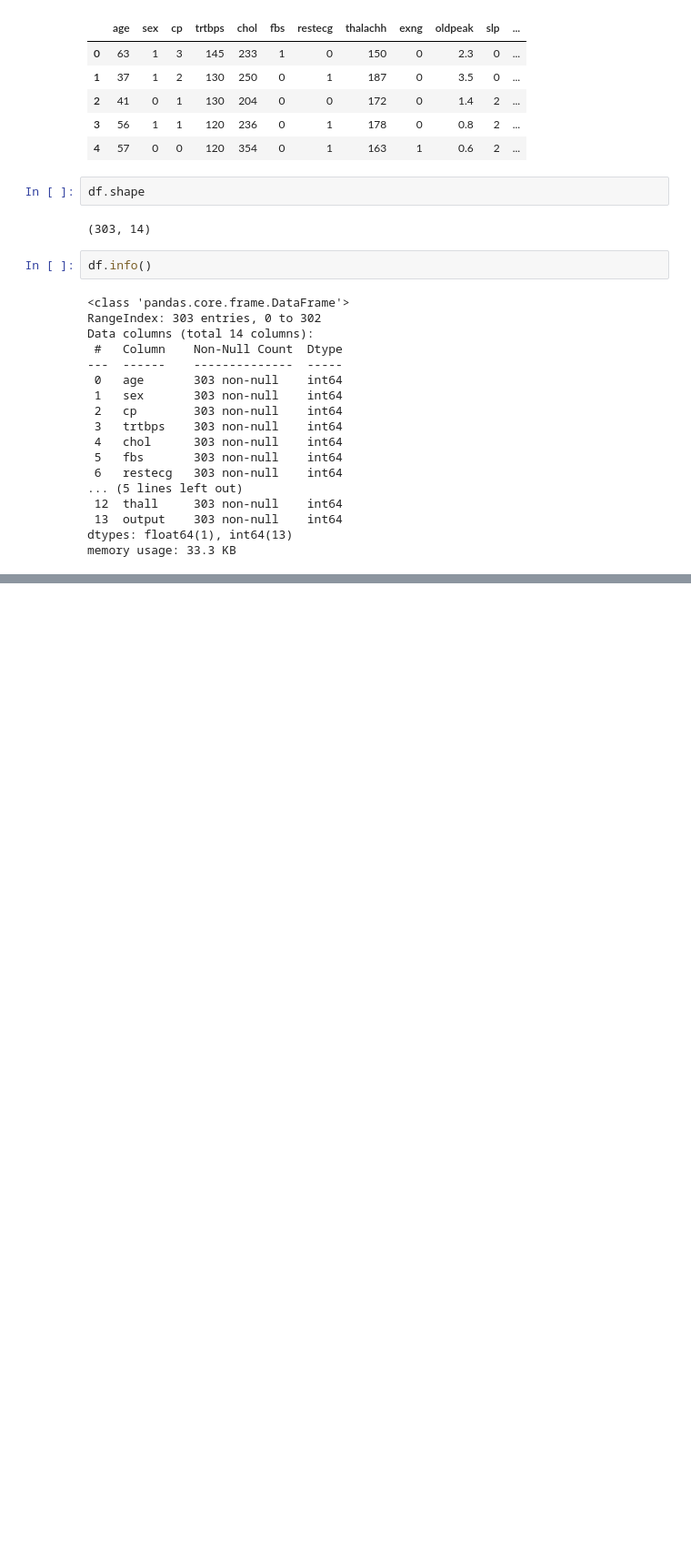
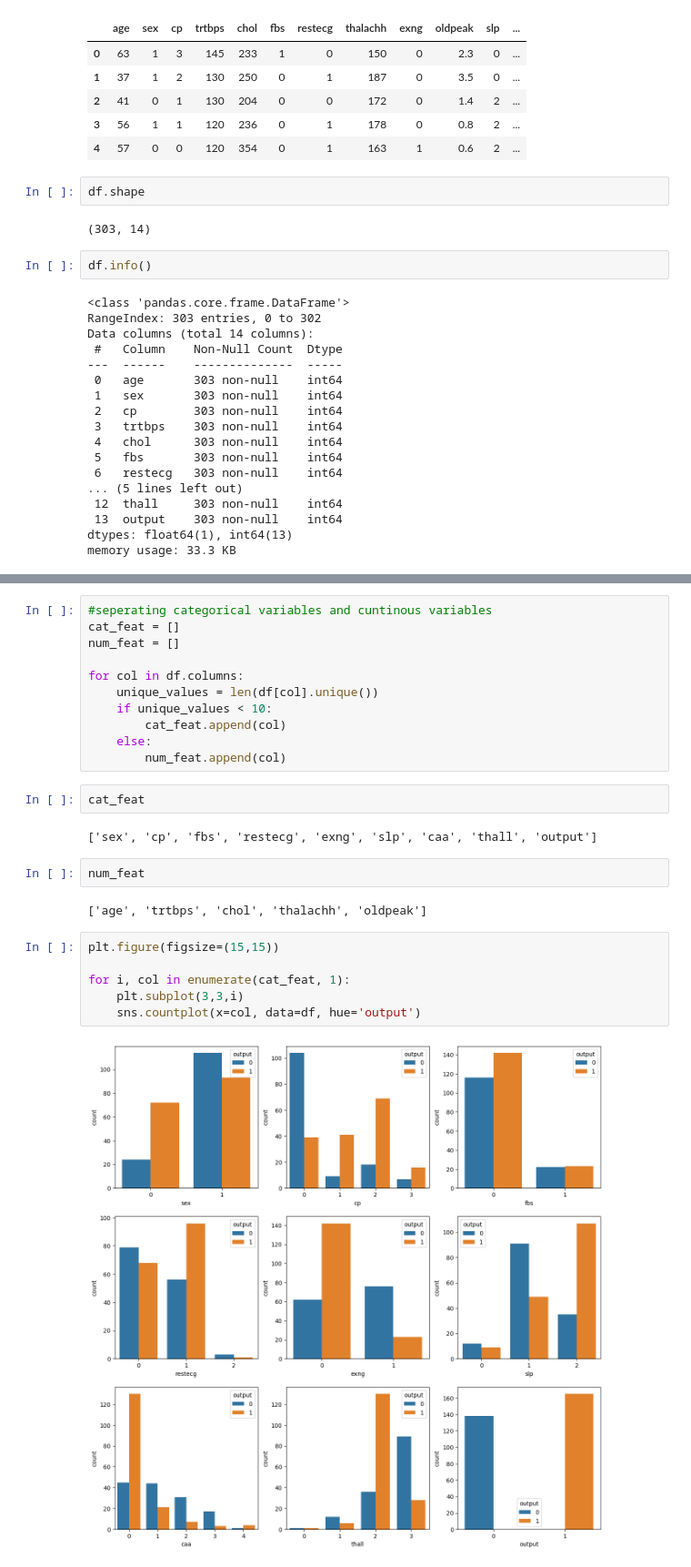
Before and after one commit to mubarakmayyeri/heart-attack-prediction, a Jupyter notebook: heart_attack_prediction.ipynb, the cells around one changed output, grey strips where cells are left out. Shown at 91% size. Cells and saved outputs as stored; diff of their text form; blank space fills up the shorter version.

```diff
--- a/heart_attack_prediction.ipynb
+++ b/heart_attack_prediction.ipynb
@@ -48,0 +79,27 @@ memory usage: 33.3 KB
+# %%
+#seperating categorical variables and cuntinous variables
+cat_feat = []
+num_feat = []
+
+for col in df.columns:
+    unique_values = len(df[col].unique())
+    if unique_values < 10:
+        cat_feat.append(col)
+    else:
+        num_feat.append(col)
+# %%
+cat_feat
+# %% [output]
+['sex', 'cp', 'fbs', 'restecg', 'exng', 'slp', 'caa', 'thall', 'output']
+# %%
+num_feat
+# %% [output]
+['age', 'trtbps', 'chol', 'thalachh', 'oldpeak']
+# %%
+plt.figure(figsize=(15,15))
+
+for i, col in enumerate(cat_feat, 1):
+    plt.subplot(3,3,i)
+    sns.countplot(x=col, data=df, hue='output')
+# %% [output]
+[figure, added]
```
Also changed, not shown: parts of 8 cells of this notebook.
